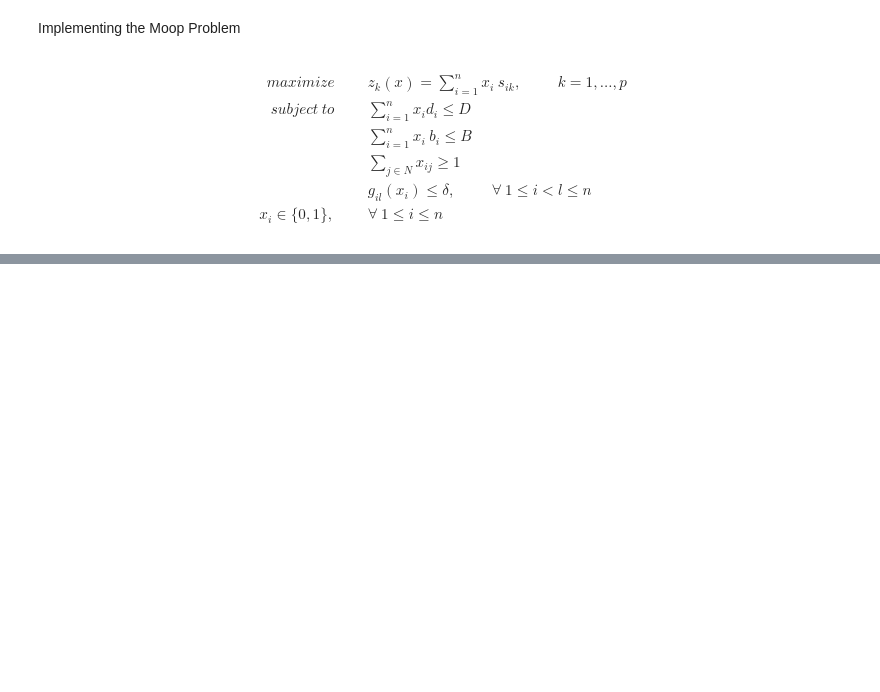
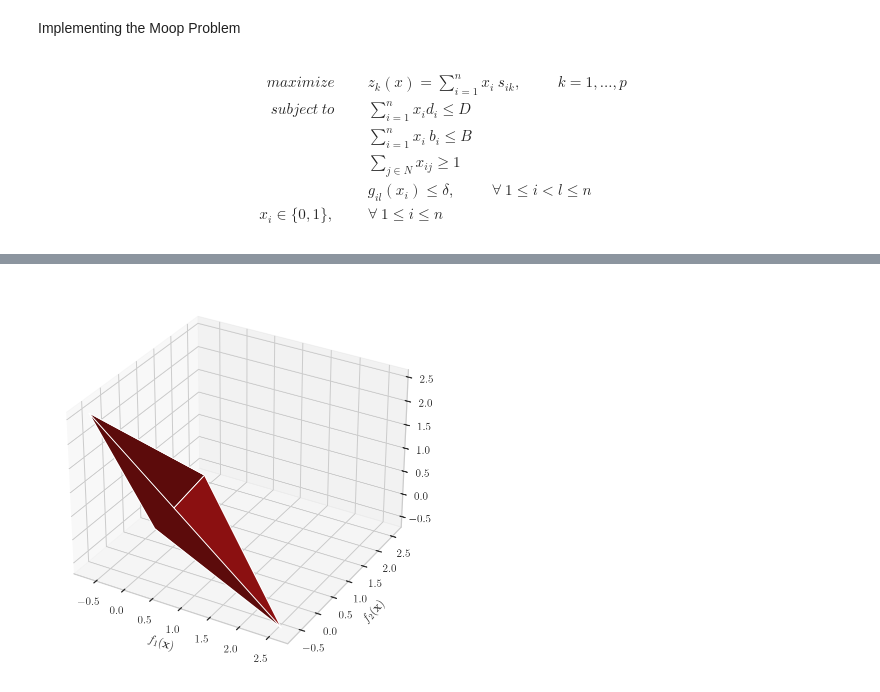
Before and after one commit to idaShobs/destirec-composite, a Jupyter notebook: Implementation/main.ipynb, the cells around one changed output, grey strips where cells are left out. Cells and saved outputs as stored; diff of their text form; code cells hidden in the pictures; blank space fills up the shorter version.

```diff
--- a/Implementation/main.ipynb
+++ b/Implementation/main.ipynb
@@ -499,0 +268,15 @@ plt.autoscale(tight=True)
+# %%
+fronts = tools.emo.sortLogNondominated(population, len(population))
+# %%
+fig = plt.figure(figsize=(7,7))
+ax = fig.add_subplot(111, projection='3d')
+plot_colors = seaborn.color_palette("Set1", n_colors=10)
+#fig, ax = plt.subplots(1, figsize=(4,4))
+for i,inds in enumerate(fronts):
+    evaluatedfront = [toolbox.evaluate(ind) for ind in inds]
+    df = pd.DataFrame(evaluatedfront)
+    ax.plot_trisurf(df[0].values, df[1].values, df[2].values,color=plot_colors[i], label='Front ' + str(i+1))
+
+plt.xlabel('$f_1(\mathbf{x})$');plt.ylabel('$f_2(\mathbf{x})$');
+# %% [output]
+[figure, added]
```
Also changed, not shown: parts of 40 cells of this notebook, 2 other files.
